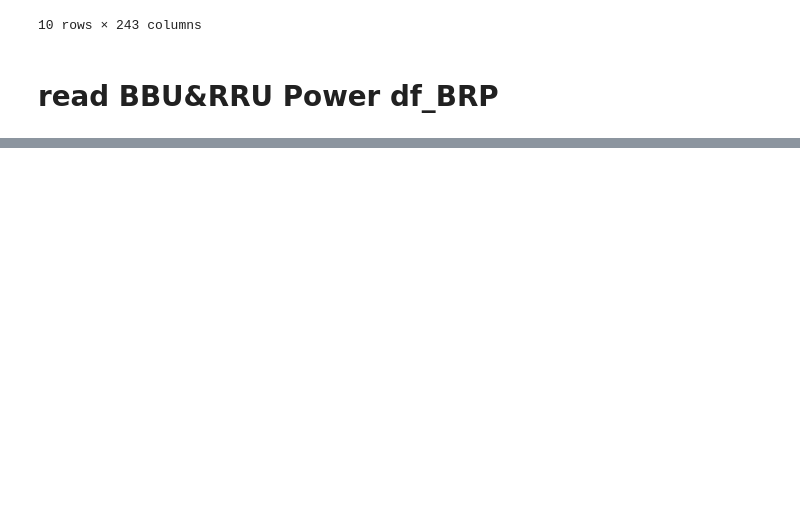
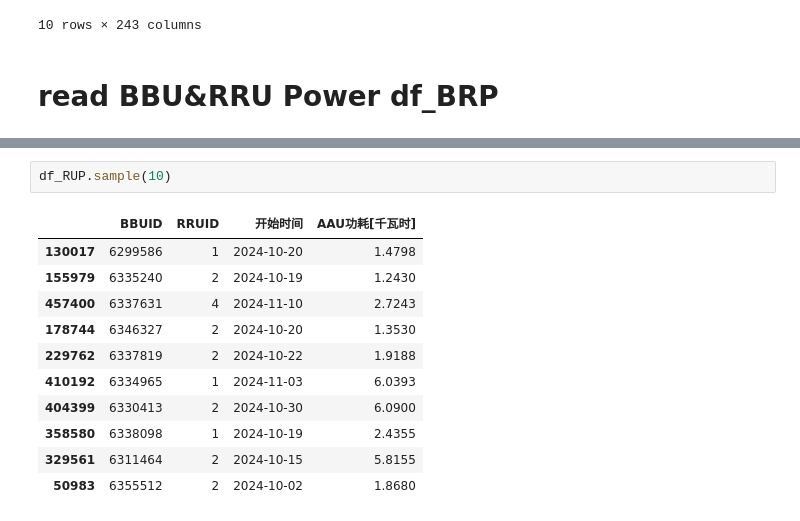
Before and after one commit to AIsuperOne/SuperMO, a Jupyter notebook: temp.ipynb, the cells around one changed output, grey strips where cells are left out. Cells and saved outputs as stored; diff of their text form; blank space fills up the shorter version.

```diff
--- a/temp.ipynb
+++ b/temp.ipynb
@@ -297,0 +322,14 @@ df_rup = read_and_process_files(Datadir, 'DT_RRU功耗_')
+# %%
+df_RUP.sample(10)
+# %% [output]
+|  | BBUID | RRUID | 开始时间 | AAU功耗[千瓦时] |
+| 130017 | 6299586 | 1 | 2024-10-20 | 1.4798 |
+| 155979 | 6335240 | 2 | 2024-10-19 | 1.2430 |
+| 457400 | 6337631 | 4 | 2024-11-10 | 2.7243 |
+| 178744 | 6346327 | 2 | 2024-10-20 | 1.3530 |
+| 229762 | 6337819 | 2 | 2024-10-22 | 1.9188 |
+| 410192 | 6334965 | 1 | 2024-11-03 | 6.0393 |
+| 404399 | 6330413 | 2 | 2024-10-30 | 6.0900 |
+| 358580 | 6338098 | 1 | 2024-10-19 | 2.4355 |
+| 329561 | 6311464 | 2 | 2024-10-15 | 5.8155 |
+| 50983 | 6355512 | 2 | 2024-10-02 | 1.8680 |
```
Also changed, not shown: parts of 11 cells of this notebook.
